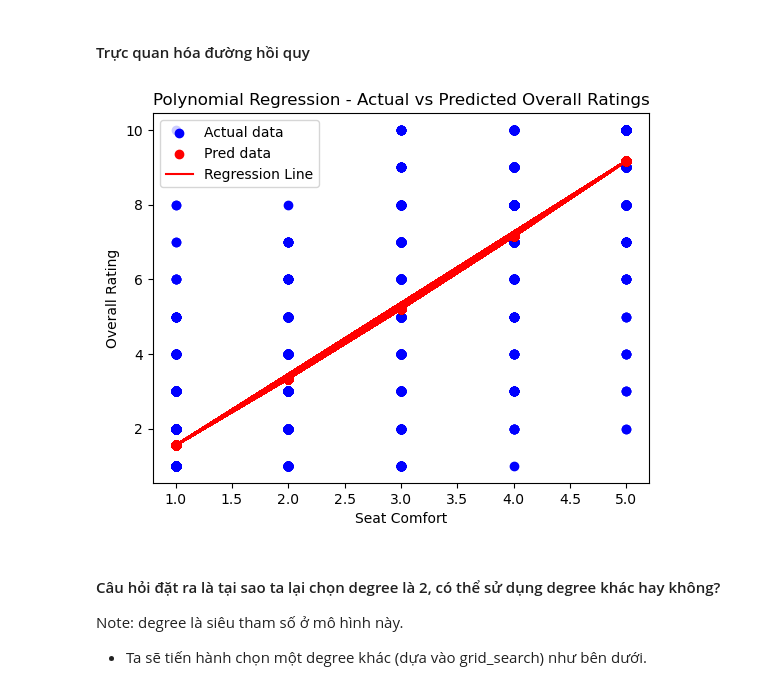
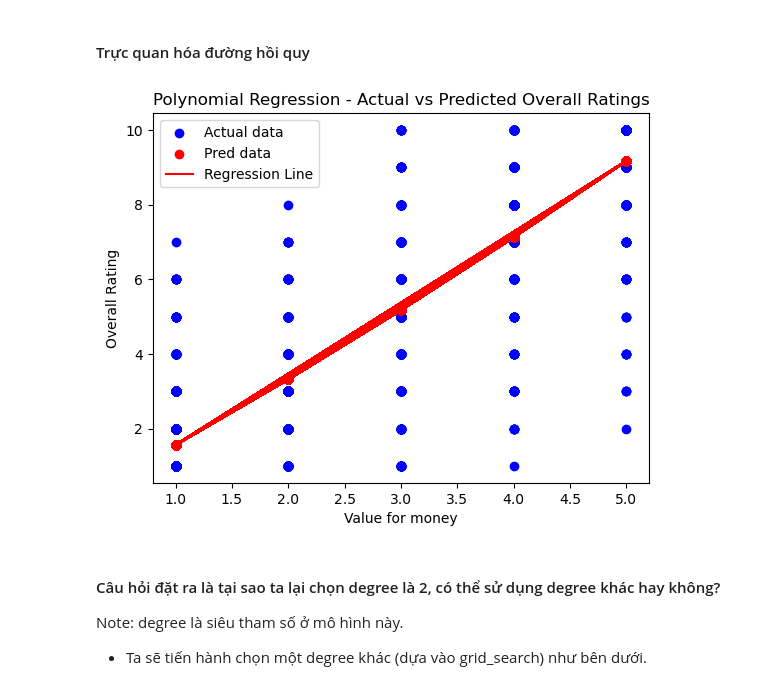
Before and after one commit to NgHuyen137/Intro2DS_Project, a Jupyter notebook: notebooks/4.0-data-modelling.ipynb, the cells around one changed output. Saved outputs shown, nothing was run; the diff lists cells and outputs as text; code cells hidden in the pictures.

```diff
--- a/notebooks/4.0-data-modelling.ipynb
+++ b/notebooks/4.0-data-modelling.ipynb
@@ -203,16 +203,16 @@ comparison_df
 # %%
 y_poly2_pred = poly2_model.predict(X)
 # Trực quan hóa đường hồi quy tuyến tính
 plt.scatter(X, y, color='blue', label='Actual data')
 plt.scatter(X, y_poly2_pred, color='red', label='Pred data')
 plt.plot(X, y_poly2_pred, color='red', label='Regression Line')
-plt.xlabel('Seat Comfort')
+plt.xlabel('Value for money')
 plt.ylabel('Overall Rating')
 plt.title('Polynomial Regression - Actual vs Predicted Overall Ratings')
 plt.legend()
 plt.show()
 # %% [output]
-[figure, old version]
+[figure, new version]
 # %% [markdown]
 #### Câu hỏi đặt ra là tại sao ta lại chọn degree là 2, có thể sử dụng degree khác hay không?
 Note: degree là siêu tham số ở mô hình này.
```
Also changed, not shown: parts of 14 cells of this notebook.
